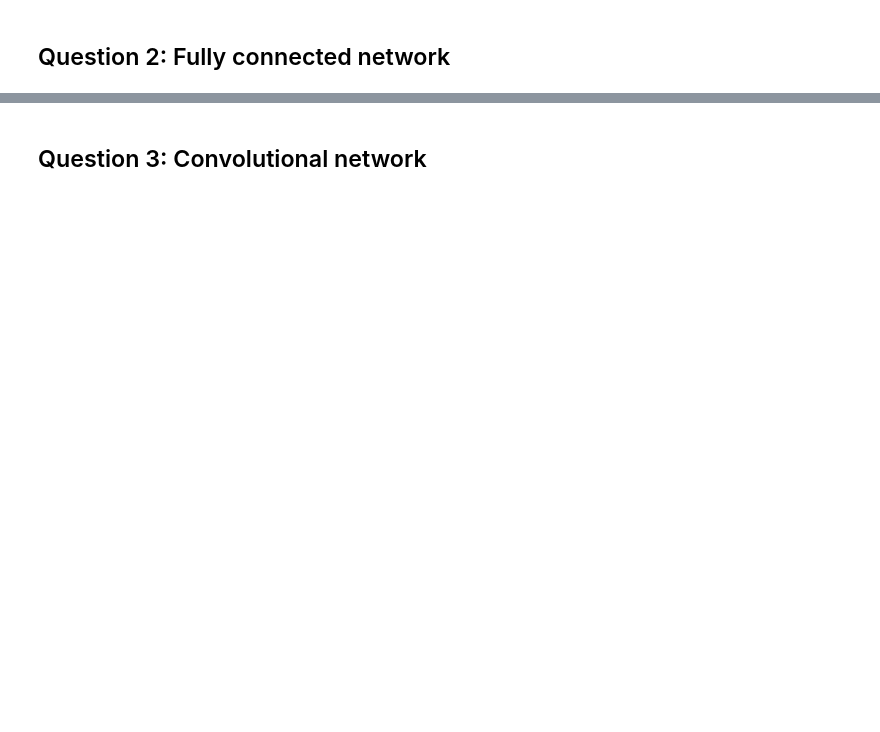
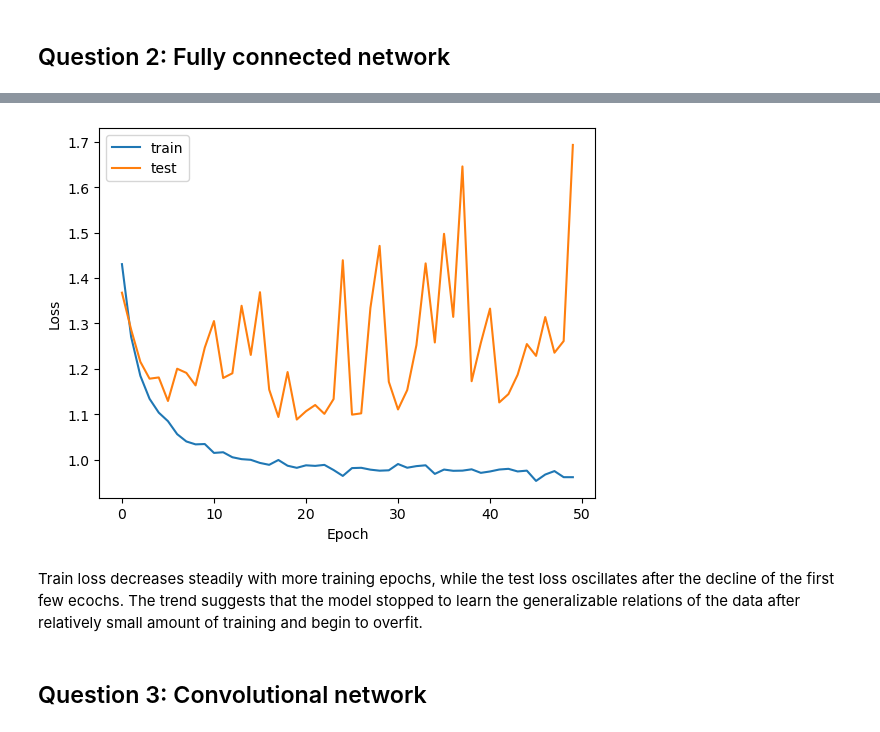
Before and after one commit to LyKex/ml_phy, a Jupyter notebook: hw3/hw3_galaxies10_SDSS_skeleton.ipynb, the cells around one changed output, grey strips where cells are left out. Saved outputs shown, nothing was run; the diff lists cells and outputs as text; code cells hidden in the pictures; blank space fills up the shorter version.

```diff
--- a/hw3/hw3_galaxies10_SDSS_skeleton.ipynb
+++ b/hw3/hw3_galaxies10_SDSS_skeleton.ipynb
@@ -90,6 +94,7 @@ np.random.seed(42)
 # random cropped samples
 crop = transforms.RandomCrop((48,48))
 samples = data[np.random.choice(len(data), 1000, replace=False), :, :, :]
-cropped_samples = crop.apply(samples)
+cropped_samples = crop(samples)
 
 # compute the channel means and std's on samples
+normalize = transforms.Normalize(cropped_samples.mean(axis=(0,2,3)), cropped_samples.std(axis=(0,2,3)))
@@ -102,2 +101,4 @@ torch.Size([1000, 3, 69, 69])
 # %%
 # define the composed transform
+
+transform = transforms.Compose([crop, normalize])
@@ -104,7 +108,19 @@ torch.Size([1000, 3, 69, 69])
 # %%
 # create train and test datasets for the two tasks as instances of the MyDataset class, e.g.
 # example_dataset = MyDataset(example_data, example_labels, transform=example_transform)
+main_idx = torch.where(labels <=7)[0]
+main = MyDataset(data[main_idx], labels[main_idx], transform=transform)
+held_out_idx = torch.where(labels >= 8)[0]
+held_out = MyDataset(data[held_out_idx], labels[held_out_idx] - 8, transform=transform)
 
 # then create data loaders with batch size 64
+train_main, test_main = random_split(main, [18000, len(main) - 18000])
+train_heldout, test_heldout = random_split(held_out, [1000, len(held_out) - 1000])
+
+train_main_dl = DataLoader(batch_size=64, dataset=train_main, shuffle=True)
+train_heldout_dl = DataLoader(batch_size=64, dataset=train_heldout, shuffle=True)
+
+test_main_dl = DataLoader(batch_size=64, dataset=test_main, shuffle=False)
+test_heldout_dl = DataLoader(batch_size=64, dataset=test_heldout, shuffle=False)
 # %% [markdown]
 ## Question 2: Fully connected network
@@ -115,0 +191,9 @@ torch.Size([1000, 3, 69, 69])
+# %%
+fcn = FCN(device)
+
+train_losses = []
+test_losses = []
+for epoch in range(50):
+    print(f"Epoch {epoch + 1}\n-------------------------------")
+    train_losses.append(train(train_main_dl, fcn, nn.CrossEntropyLoss(), torch.optim.Adam(fcn.parameters(), lr=1e-3)))
+    test_losses.append(test(test_main_dl, fcn, nn.CrossEntropyLoss())[0])
@@ -116,2 +259,13 @@ torch.Size([1000, 3, 69, 69])
+# %%
+plt.plot(train_losses, label="train")
+plt.plot(test_losses, label="test")
+plt.xlabel("Epoch")
+plt.ylabel("Loss")
+plt.legend()
+plt.show()
+# %% [output]
+[figure, added]
+# %% [markdown]
+Train loss decreases steadily with more training epochs, while the test loss oscillates after the decline of the first few ecochs. The trend suggests that the model stopped to learn the generalizable relations of the data after relatively small amount of training and begin to overfit.
 # %% [markdown]
 ## Question 3: Convolutional network
```
Also changed, not shown: parts of 21 cells of this notebook.
